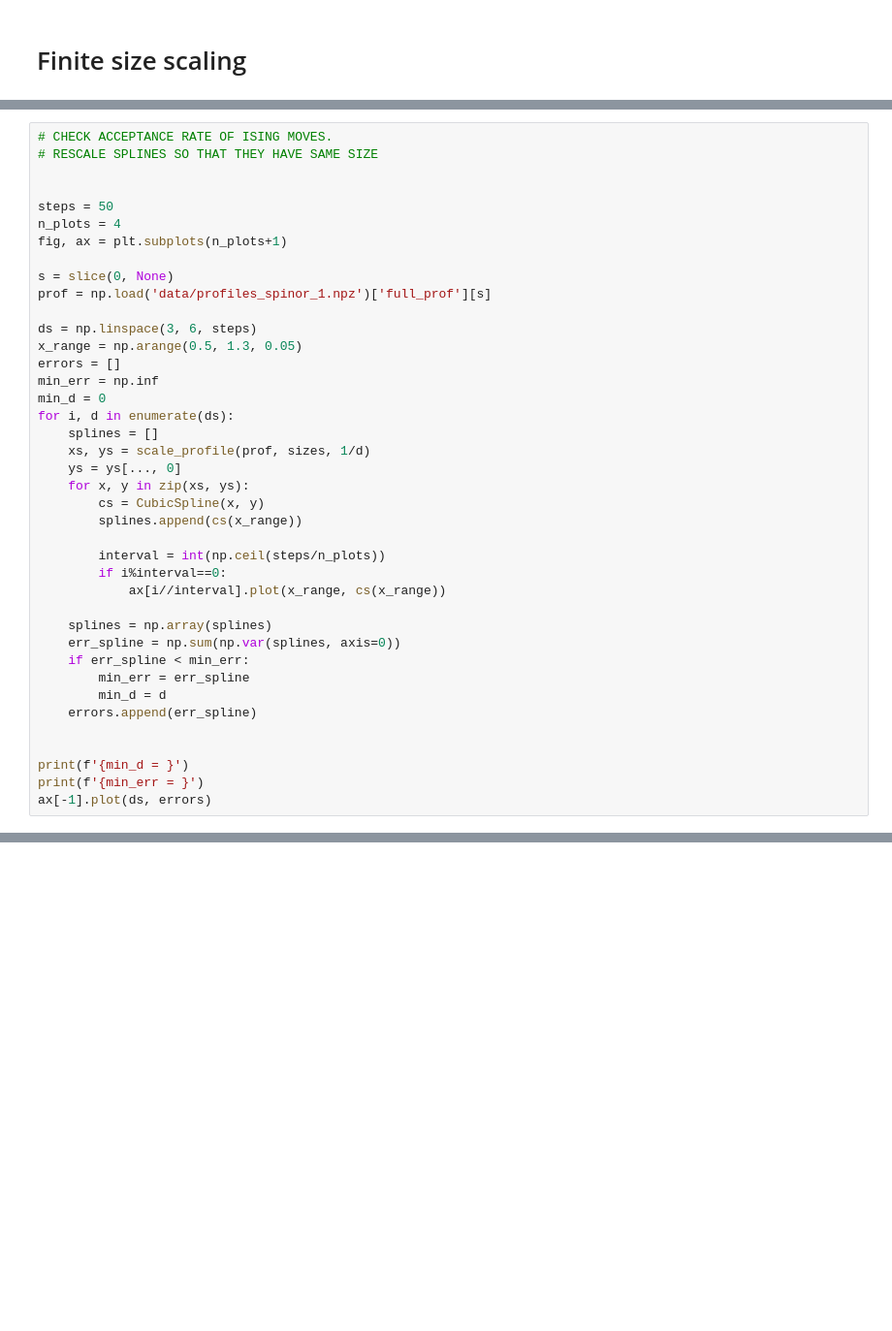
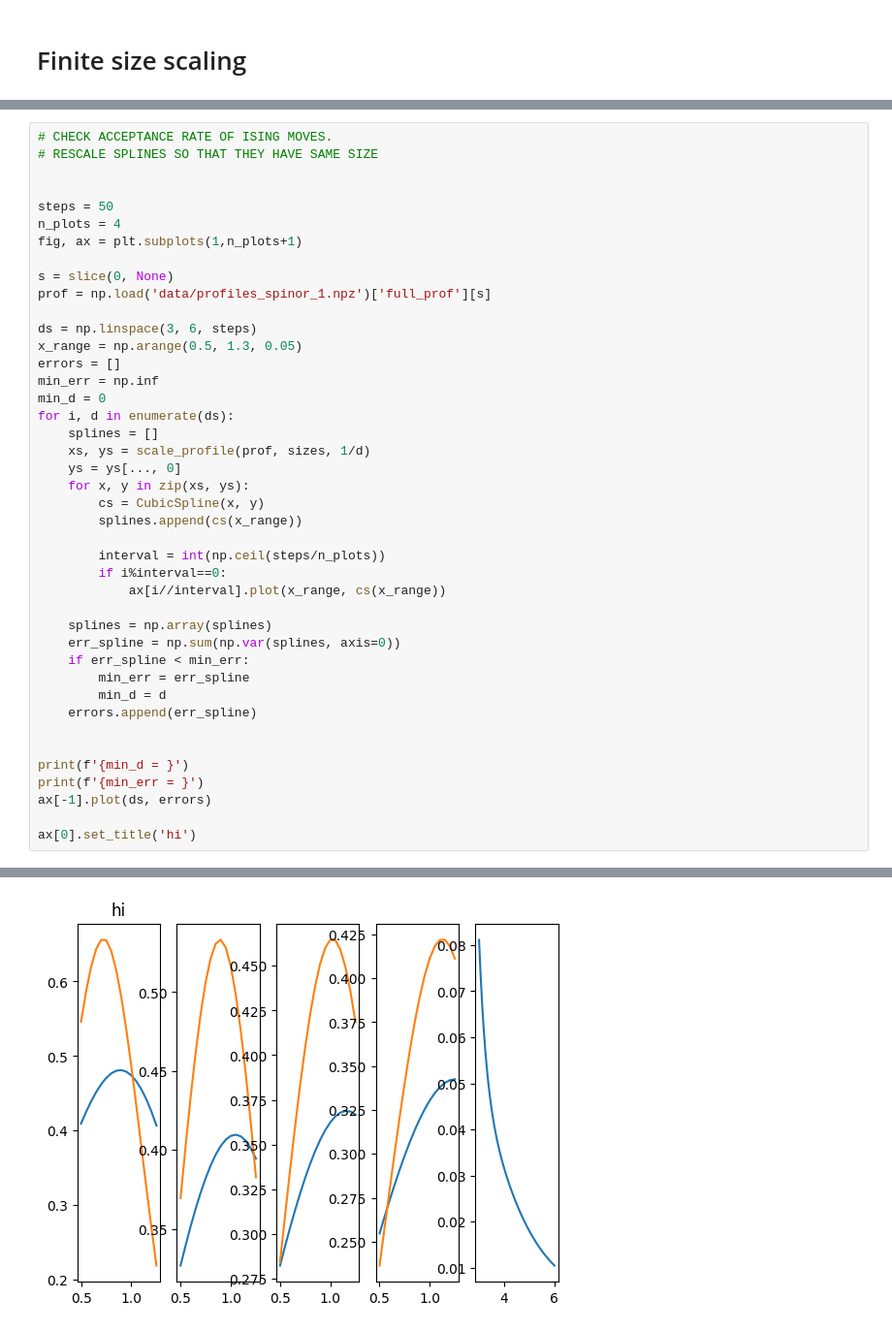
Before and after one commit to MattiaVarrone/EucliFer, a Jupyter notebook: manifold_sampler/Examples.ipynb, the cells around one changed output, grey strips where cells are left out. Shown: that part at 97% size. Saved outputs shown, nothing was run; the diff lists cells and outputs as text; blank space fills up the shorter version.

```diff
--- a/manifold_sampler/Examples.ipynb
+++ b/manifold_sampler/Examples.ipynb
@@ -188,7 +205,7 @@ print(f'{a = }'+'+/-'+ f'{a_err = }')
 
 steps = 50
 n_plots = 4
-fig, ax = plt.subplots(n_plots+1)
+fig, ax = plt.subplots(1,n_plots+1)
 
 s = slice(0, None)
 prof = np.load('data/profiles_spinor_1.npz')['full_prof'][s]
@@ -221,3 +238,6 @@ for i, d in enumerate(ds):
 print(f'{min_d = }')
 print(f'{min_err = }')
 ax[-1].plot(ds, errors)
+
+ax[0].set_title('hi')
+# %% [output]
@@ -223,0 +247 @@ ax[-1].plot(ds, errors)
+[figure, added]
```
Also changed, not shown: parts of 13 cells of this notebook, 6 other files.
